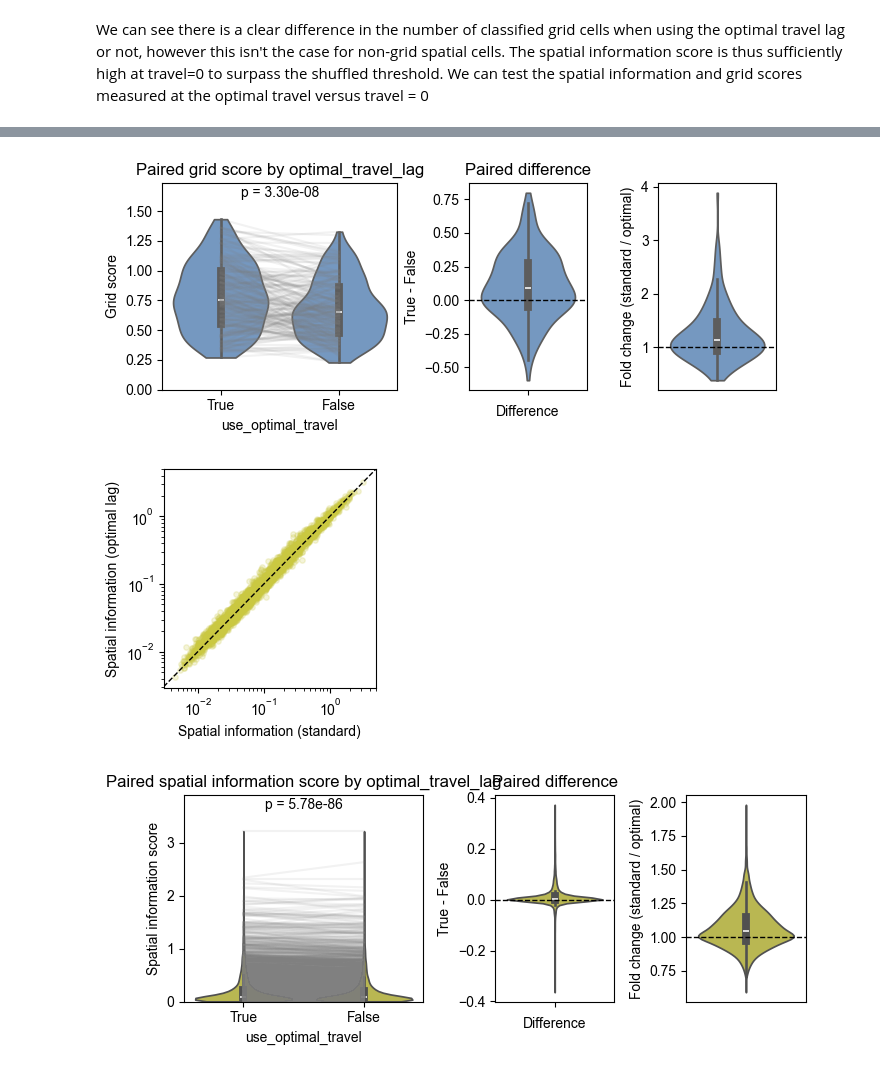
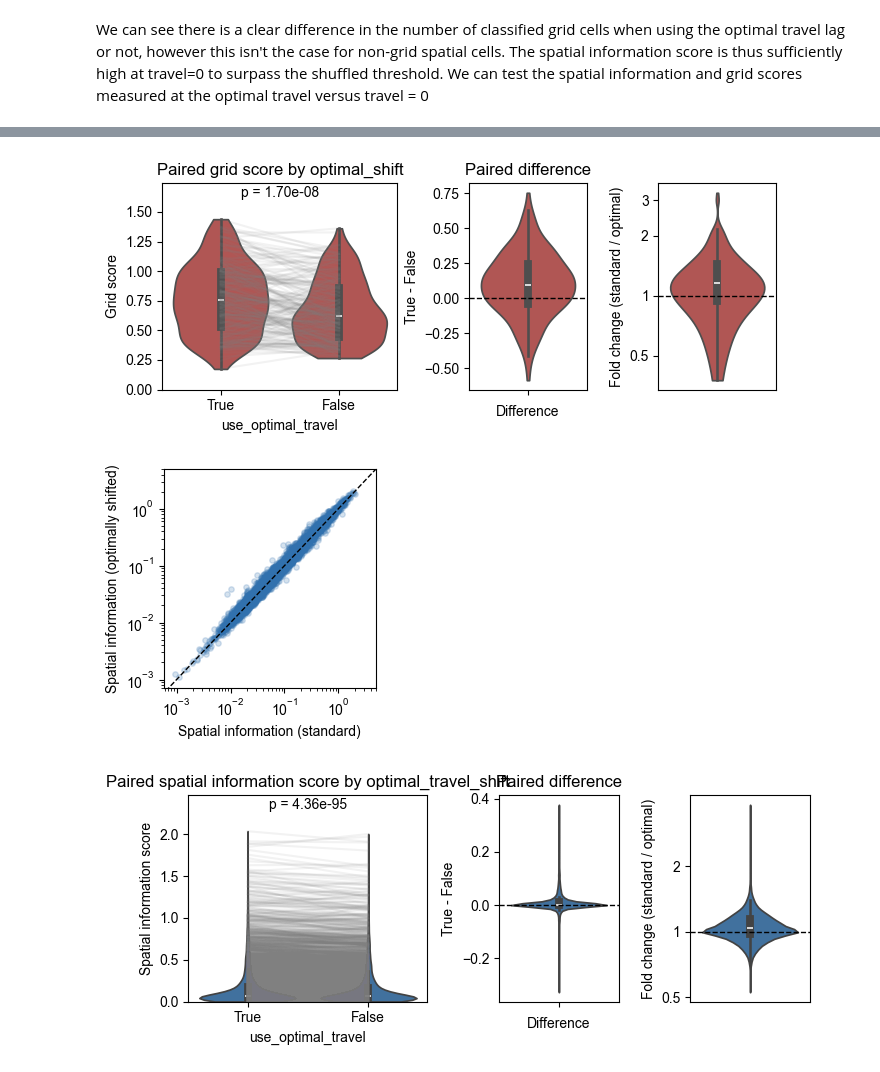
Before and after one commit to HDClark94/spatial-manifolds, a Jupyter notebook: scripts/figures/figure_2_predictive_coding/standard_versus_predictive_cell_classification.ipynb, the cells around one changed output, grey strips where cells are left out. Saved outputs shown, nothing was run; the diff lists cells and outputs as text; code cells hidden in the pictures.

```diff
--- a/scripts/figures/figure_2_predictive_coding/standard_versus_predictive_cell_classification.ipynb
+++ b/scripts/figures/figure_2_predictive_coding/standard_versus_predictive_cell_classification.ipynb
@@ -28,6 +27,7 @@ all_ = pd.DataFrame()
 
 mouse_days = {20: [14,15,16,17,18,19,20,21,22,23,24,25,26],
               21: [15,16,17,18,19,20,21,22,23,24,25,26],
+              22: [33,34,35,36,37,38,39,40,41],
               25: [16,17,18,19,20,21,22,23,24,25],
               26: [11,12,13,14,15,16,17,18,19],
               27: [16,17,18,19,20,21,22,23,24,26],
@@ -43,7 +43,10 @@ for use_optimal_travel in [True, False]:
             if mouse == 22:
                 continue
 
-            [gcs, ngs, ns, sc, ngs_ns, all] = cell_classification_of1(mouse, day, use_optimal_travel=use_optimal_travel)
+            [gcs, ngs, ns, sc, ngs_ns, all] = cell_classification_of1(mouse, day, use_optimal_travel=use_optimal_travel,
+                                                                      get_extra_info=True,
+                                                                      disqualifying_brain_areas_for_grid_cells=[],
+                                                                      disqualifying_brain_areas_for_spatial_cells=[])
             _,_,_,_,_,clusters_VR = compute_vr_tcs(mouse, day)
 
             # add columns for all cells whether the use_optimal_travel is True or False
@@ -311,43 +255,47 @@ fold_change = paired['grid_score_true'] / paired['grid_score_false']
 fig, (ax1, ax2, ax3) = plt.subplots(1, 3, figsize=(7, 3), gridspec_kw={'width_ratios': [2, 1, 1]})
 
 # Violin plot
-sns.violinplot(data=plot_df, x='use_optimal_travel', y='grid_score', palette={'True': '#6897CD', 'False': '#6897CD'}, ax=ax1, inner='box', cut=0)
+sns.violinplot(data=plot_df, x='use_optimal_travel', y='grid_score', palette={'True': '#c04744', 'False': '#c04744'}, ax=ax1, inner='box', cut=0)
 ax1.set_xlabel('use_optimal_travel')
 ax1.set_ylabel('Grid score')
-ax1.set_title('Paired grid score by optimal_travel_lag')
+ax1.set_title('Paired grid score by optimal_shift')
 
 # Draw lines connecting paired points
 for i in range(len(paired)):
     ax1.plot(
         [0, 1],
         [paired.iloc[i]['grid_score_true'], paired.iloc[i]['grid_score_false']],
         color='gray',
         alpha=0.1
     )
 
 # Place p-value above the highest flier
 ymax = plot_df['grid_score'].max()
 ymax += (ymax * 0.1)
 ax1.set_ylim(0, ymax + (ymax * 0.1))
 ax1.text(0.5, ymax + (ymax * 0.01), f'p = {pval:.2e}', ha='center', va='bottom', fontsize=10)
 
 # Difference plot
-sns.violinplot(y=diff, ax=ax2, color='#6897CD', inner='box', cut=0)
+sns.violinplot(y=diff, ax=ax2, color='#c04744', inner='box', cut=0)
 ax2.axhline(0, color='black', linestyle='--', linewidth=1)
 ax2.set_xlabel('Difference')
 ax2.set_ylabel('True - False')
 ax2.set_title('Paired difference')
 
 # Fold change plot
-sns.violinplot(y=fold_change, ax=ax3, color='#6897CD', inner='box', cut=0)
+sns.violinplot(y=fold_change, ax=ax3, color='#c04744', inner='box', cut=0)
 ax3.axhline(1, color='black', linestyle='--', linewidth=1)
 ax3.set_ylabel('Fold change (standard / optimal)')
 ax3.set_xticks([])  # Hide x-ticks for fold change plot
+ax3.set_yscale('log')
+ax3.set_yticks([0.5, 1, 2,3])
+ax3.set_yticklabels(['0.5', '1', '2', '3'])
+ax3.minorticks_off()
 plt.tight_layout()
 plt.savefig('/Users/harryclark/Documents/spatial-manifolds/scripts/figures/figure_2_predictive_coding/grid_score_change_standard_versus_optimal_GC.pdf', bbox_inches='tight')
 plt.show()
 # %% [output]
-[figure, old version]
+[figure, new version]
 # %%
 import matplotlib.pyplot as plt
 
@@ -365,7 +313,7 @@ paired = pd.merge(
 
 # Scatter plot
 plt.figure(figsize=(3, 3))
-plt.scatter(paired['spatial_information_score_false'], paired['spatial_information_score_true'], color='#CAC841', alpha=0.2, s=15)
+plt.scatter(paired['spatial_information_score_false'], paired['spatial_information_score_true'], color='#3171ae', alpha=0.2, s=15)
 plt.plot([0,10],[0,10],color='black', linestyle='--', linewidth=1)  # Unity line
 # set x and y to logathmic scale
 plt.xscale('log')
@@ -373,12 +321,12 @@ plt.yscale('log')
 plt.xlim(None, 5)
 plt.ylim(None, 5)
 plt.xlabel('Spatial information (standard)')
-plt.ylabel('Spatial information (optimal lag)')
+plt.ylabel('Spatial information (optimally shifted)')
 plt.tight_layout()
 plt.savefig('/Users/harryclark/Documents/spatial-manifolds/scripts/figures/figure_2_predictive_coding/spatial_information_standard_vs_optimal_NGS.pdf', bbox_inches='tight')
 plt.show()
 # %% [output]
-[figure, old version]
+[figure, new version]
 # %%
 import matplotlib.pyplot as plt
 import seaborn as sns
@@ -402,10 +350,10 @@ fold_change = paired['spatial_information_score_true'] / paired['spatial_informa
 fig, (ax1, ax2, ax3) = plt.subplots(1, 3, figsize=(7, 3), gridspec_kw={'width_ratios': [2, 1, 1]})
 
 # Violin plot
-sns.violinplot(data=plot_df, x='use_optimal_travel', y='spatial_information_score', palette={'True': '#CAC841', 'False': '#CAC841'}, ax=ax1, inner='box', cut=0)
+sns.violinplot(data=plot_df, x='use_optimal_travel', y='spatial_information_score', palette={'True': '#3171ae', 'False': '#3171ae'}, ax=ax1, inner='box', cut=0)
 ax1.set_xlabel('use_optimal_travel')
 ax1.set_ylabel('Spatial information score')
-ax1.set_title('Paired spatial information score by optimal_travel_lag')
+ax1.set_title('Paired spatial information score by optimal_travel_shift')
 
 # Draw lines connecting paired points
 for i in range(len(paired)):
@@ -423,19 +371,23 @@ ax1.set_ylim(0, ymax + (ymax * 0.1))
 ax1.text(0.5, ymax + (ymax * 0.01), f'p = {pval:.2e}', ha='center', va='bottom', fontsize=10)
 
 # Difference plot
-sns.violinplot(y=diff, ax=ax2, color='#CAC841', inner='box', cut=0)
+sns.violinplot(y=diff, ax=ax2, color='#3171ae', inner='box', cut=0)
 ax2.axhline(0, color='black', linestyle='--', linewidth=1)
 ax2.set_xlabel('Difference')
 ax2.set_ylabel('True - False')
 ax2.set_title('Paired difference')
 
 # Fold change plot
-sns.violinplot(y=fold_change, ax=ax3, color='#CAC841', inner='box', cut=0)
+sns.violinplot(y=fold_change, ax=ax3, color='#3171ae', inner='box', cut=0)
 ax3.axhline(1, color='black', linestyle='--', linewidth=1)
 ax3.set_ylabel('Fold change (standard / optimal)')
+ax3.set_yscale('log')
 ax3.set_xticks([])  # Hide x-ticks for fold change plot
+ax3.set_yticks([0.5, 1, 2])
+ax3.set_yticklabels(['0.5', '1', '2'])
+ax3.minorticks_off()
 plt.tight_layout()
 plt.savefig('/Users/harryclark/Documents/spatial-manifolds/scripts/figures/figure_2_predictive_coding/spatial_information_change_standard_versus_optimal_NGS.pdf', bbox_inches='tight')
 plt.show()
 # %% [output]
-[figure, old version]
+[figure, new version]
```
Also changed, not shown: parts of 14 cells of this notebook, 26 other files.
